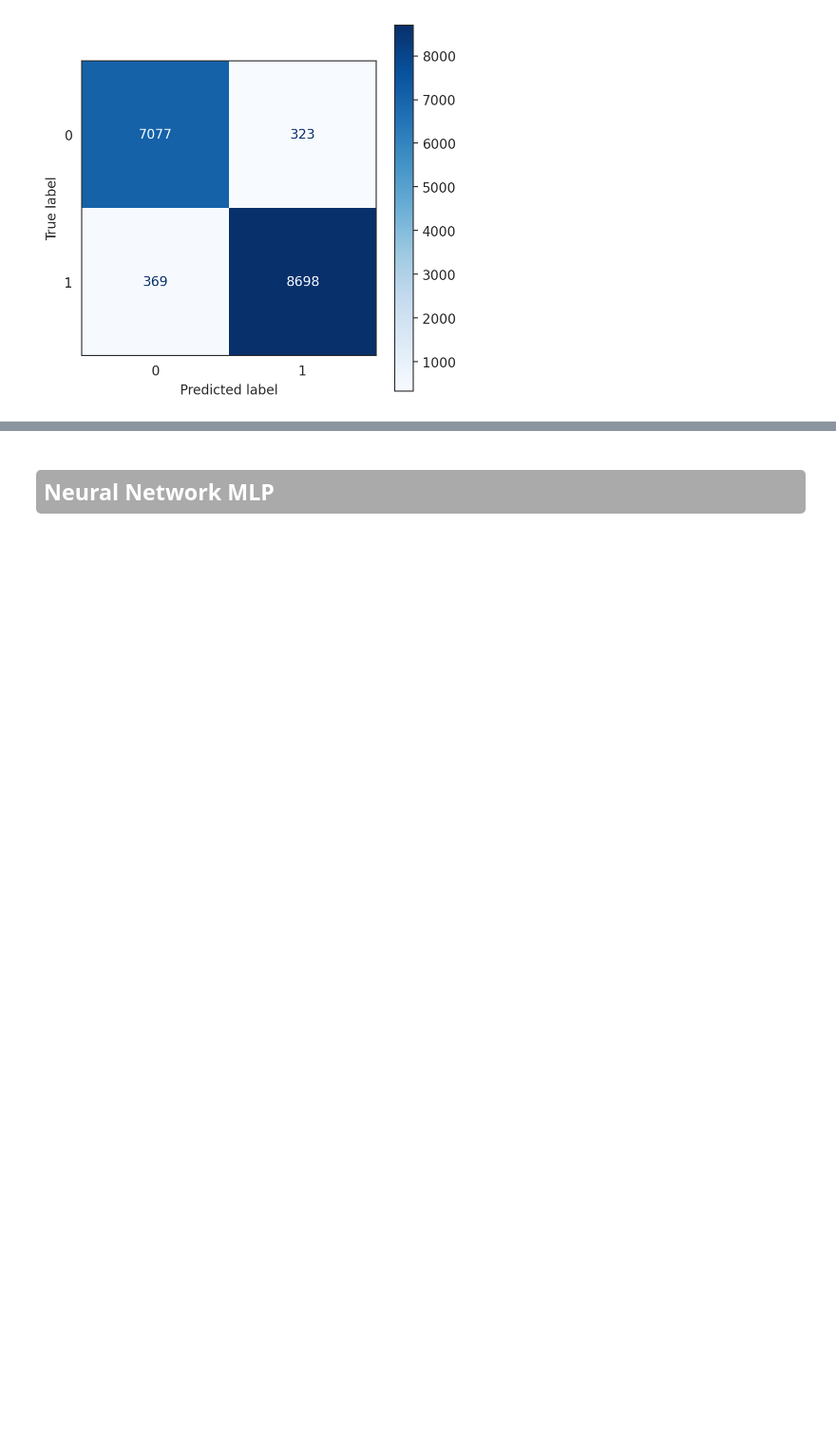
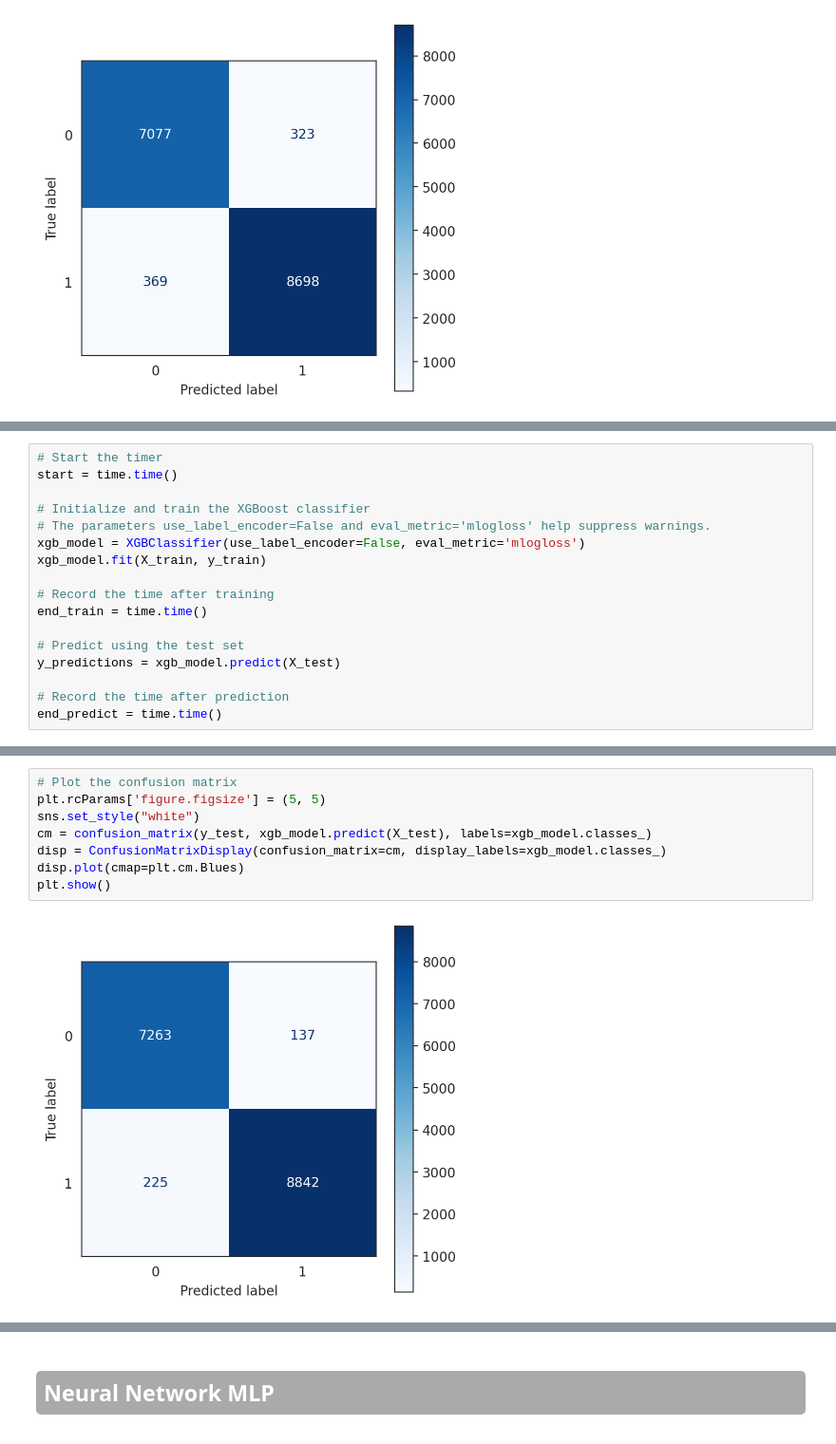
Before and after one commit to Sagarshivalingappaathani/Cyber-Threat-Detection, a Jupyter notebook: UNSW_NB15_Modelling.ipynb, the cells around one changed output, grey strips where cells are left out. Shown at 95% size. Saved outputs shown, nothing was run; the diff lists cells and outputs as text; blank space fills up the shorter version.

Commit message:
built dos attact detection model

```diff
--- a/UNSW_NB15_Modelling.ipynb
+++ b/UNSW_NB15_Modelling.ipynb
@@ -738,0 +727,17 @@ plt.show()
+# %%
+# Start the timer
+start = time.time()
+
+# Initialize and train the XGBoost classifier
+# The parameters use_label_encoder=False and eval_metric='mlogloss' help suppress warnings.
+xgb_model = XGBClassifier(use_label_encoder=False, eval_metric='mlogloss')
+xgb_model.fit(X_train, y_train)
+
+# Record the time after training
+end_train = time.time()
+
+# Predict using the test set
+y_predictions = xgb_model.predict(X_test)
+
+# Record the time after prediction
+end_predict = time.time()
@@ -738,0 +773,10 @@ plt.show()
+# %%
+# Plot the confusion matrix
+plt.rcParams['figure.figsize'] = (5, 5)
+sns.set_style("white")
+cm = confusion_matrix(y_test, xgb_model.predict(X_test), labels=xgb_model.classes_)
+disp = ConfusionMatrixDisplay(confusion_matrix=cm, display_labels=xgb_model.classes_)
+disp.plot(cmap=plt.cm.Blues)
+plt.show()
+# %% [output]
+[figure, added]
```
Also changed, not shown: parts of 52 cells of this notebook, 13 other files.
